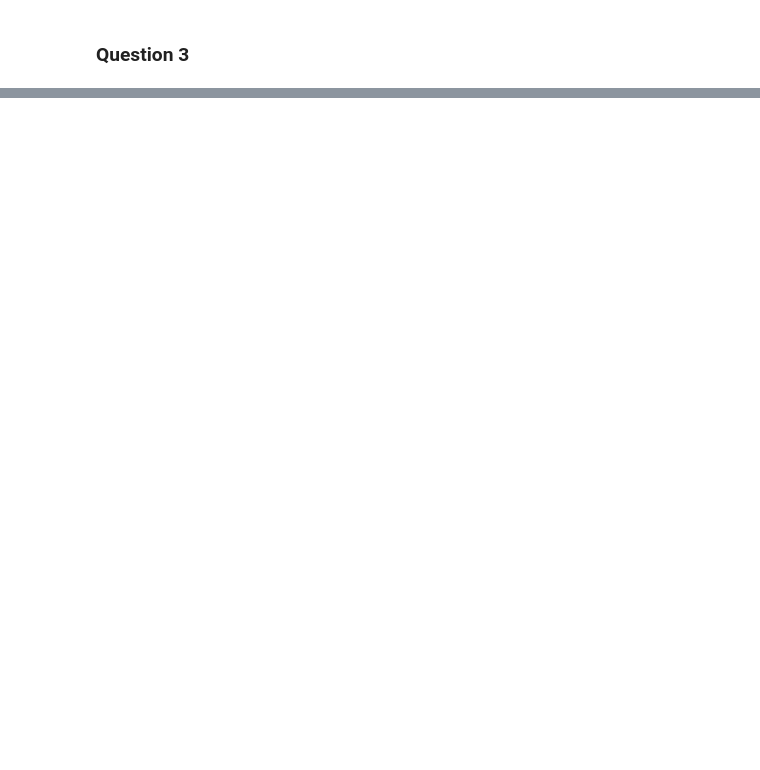
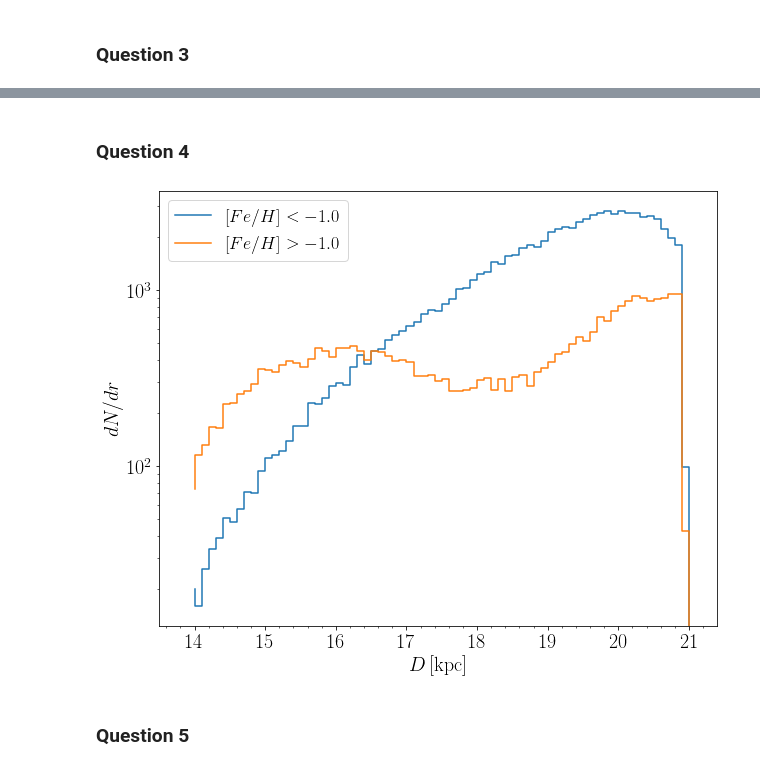
Before and after one commit to jbirky/astr-511-w21, a Jupyter notebook: homeworks/solution1.ipynb, the cells around one changed output, grey strips where cells are left out. Drawn from its saved outputs; the diff is of its cells as text; code cells hidden in the pictures; blank space fills up the shorter version.

```diff
--- a/homeworks/solution1.ipynb
+++ b/homeworks/solution1.ipynb
@@ -117,0 +189,30 @@ plt.show()
+# %% [markdown]
+### Question 4
+# %%
+dr = .1
+rbins = np.arange(14,21.5,dr)
+
+dN_high = np.zeros(rbins.shape[0])
+for i, rbin in enumerate(rbins):
+    dN_high[i] = len(np.where((high_feh['r'] > rbin) & (high_feh['r'] < rbin+dr))[0])
+
+dN_low = np.zeros(rbins.shape[0])
+for i, rbin in enumerate(rbins):
+    dN_low[i] = len(np.where((low_feh['r'] > rbin) & (low_feh['r'] < rbin+dr))[0])
+
+plt.figure(figsize=[10,8])
+plt.step(rbins, dN_low, label=r'$[Fe/H]<-1.0$')
+plt.step(rbins, dN_high, label=r'$[Fe/H]>-1.0$')
+
+plt.ylabel(r'$dN/dr$', fontsize=20)
+plt.xlabel(r'$D \, \rm [kpc]$', fontsize=20)
+plt.xlim(min(rbins)-.5, max(rbins))
+plt.yscale('log')
+plt.legend(loc='upper left', fontsize=18)
+plt.minorticks_on()
+plt.savefig('plot4.png')
+plt.show()
+# %% [output]
+[figure, added]
+# %% [markdown]
+### Question 5
```
Also changed, not shown: parts of 16 cells of this notebook.
